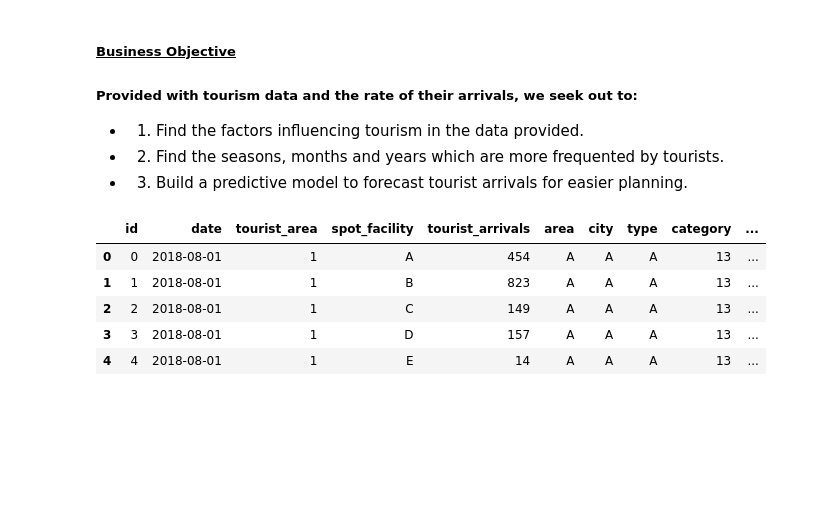
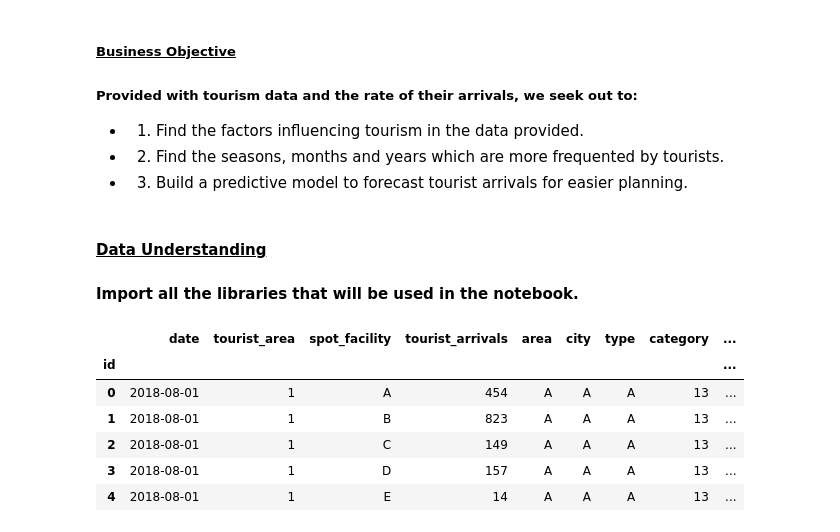
Before and after one commit to derak-isaack/tourist_prediction, a Jupyter notebook: tourist.ipynb, the cells around one changed output. Saved outputs shown, nothing was run; the diff lists cells and outputs as text; code cells hidden in the pictures; blank space fills up the shorter version.

```diff
--- a/tourist.ipynb
+++ b/tourist.ipynb
@@ -25,6 +30,9 @@
 * 1. Find the factors influencing tourism in the data provided.
 * 2. Find the seasons, months and years which are more frequented by tourists.
 * 3. Build a predictive model to forecast tourist arrivals for easier planning.
+# %% [markdown]
+#### <ins> Data Understanding </ins>
+#### Import all the libraries that will be used in the notebook.
 # %%
 # Data manipulation libraries
 import pandas as pd
@@ -44,12 +52,13 @@ from sklearn.metrics import accuracy_score, r2_score, mean_squared_error
 import xgboost as XGB
 import lightgbm as lgb
 # %%
-df = pd.read_csv("train_df.csv", parse_dates=['date'])
+df = pd.read_csv("train_df.csv", parse_dates=['date'], index_col=0)
 df.head()
 # %% [output]
-|  | id | date | tourist_area | spot_facility | tourist_arrivals | area | city | type | category | ... |
-| 0 | 0 | 2018-08-01 | 1 | A | 454 | A | A | A | 13 | ... |
-| 1 | 1 | 2018-08-01 | 1 | B | 823 | A | A | A | 13 | ... |
-| 2 | 2 | 2018-08-01 | 1 | C | 149 | A | A | A | 13 | ... |
-| 3 | 3 | 2018-08-01 | 1 | D | 157 | A | A | A | 13 | ... |
-| 4 | 4 | 2018-08-01 | 1 | E | 14 | A | A | A | 13 | ... |
+|  | date | tourist_area | spot_facility | tourist_arrivals | area | city | type | category | ... |
+| id |  |  |  |  |  |  |  |  | ... |
+| 0 | 2018-08-01 | 1 | A | 454 | A | A | A | 13 | ... |
+| 1 | 2018-08-01 | 1 | B | 823 | A | A | A | 13 | ... |
+| 2 | 2018-08-01 | 1 | C | 149 | A | A | A | 13 | ... |
+| 3 | 2018-08-01 | 1 | D | 157 | A | A | A | 13 | ... |
+| 4 | 2018-08-01 | 1 | E | 14 | A | A | A | 13 | ... |
```
Also changed, not shown: parts of 28 cells of this notebook.
